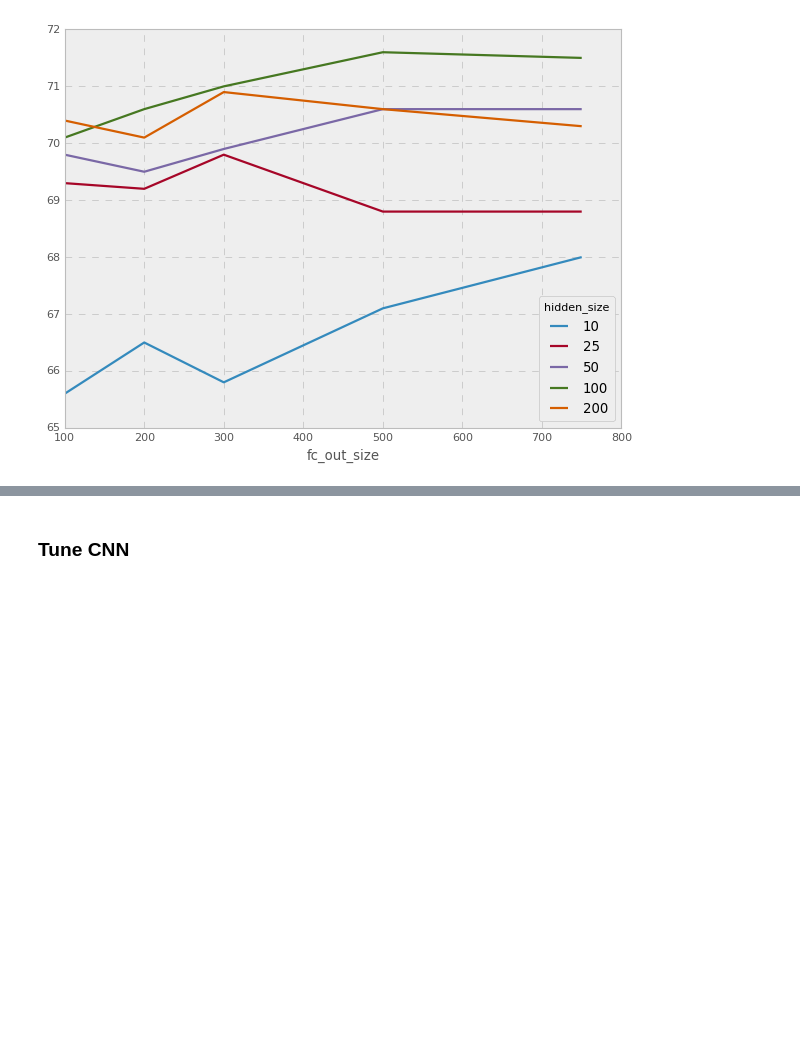
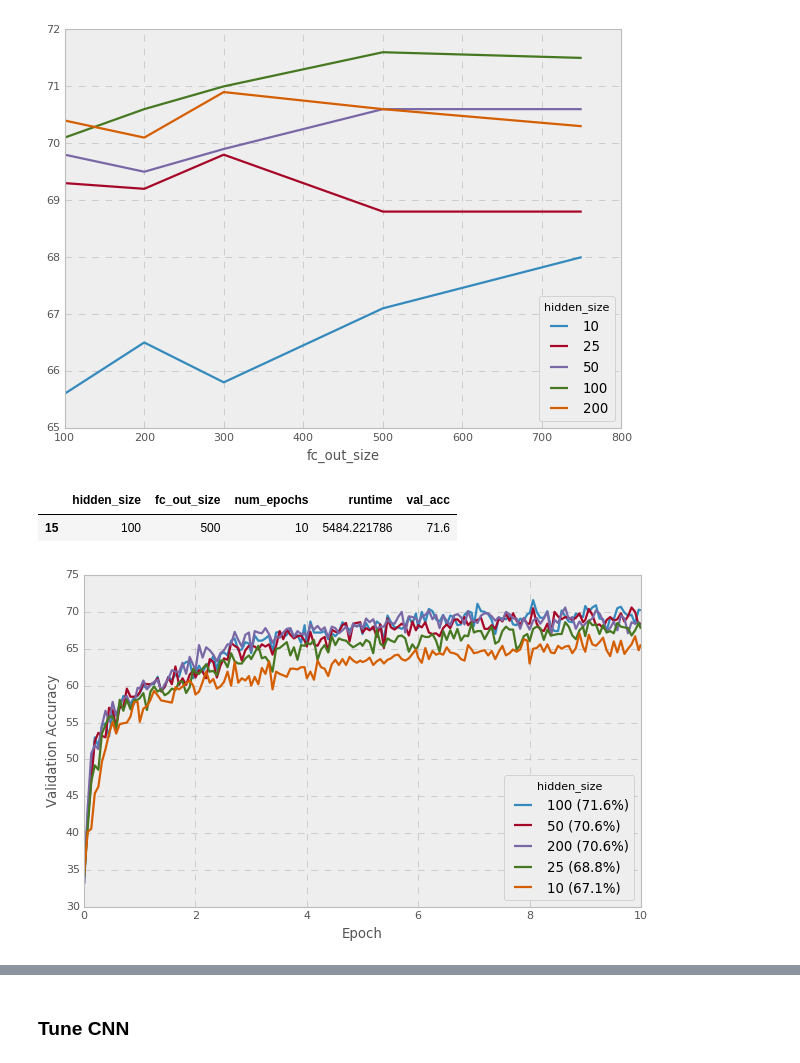
Before and after one commit to nyjgary/nlp-snli, a Jupyter notebook: nlp-snli.ipynb, the cells around one changed output, grey strips where cells are left out. Cells and saved outputs as stored; diff of their text form; code cells hidden in the pictures; blank space fills up the shorter version.

Commit message:
RNN ablation studies

```diff
--- a/nlp-snli.ipynb
+++ b/nlp-snli.ipynb
@@ -615,3 +635,16 @@ pd.pivot_table(rnn_hidden_fc_out_size_exps, values='val_acc', index='fc_out_size
 # %% [output]
 <matplotlib.axes._subplots.AxesSubplot at 0x...>
 [figure]
+# %%
+# best model
+rnn_hidden_fc_out_size_exps[['hidden_size', 'fc_out_size', 'num_epochs', 'runtime', 'val_acc']].sort_values(
+    ['val_acc'], ascending=False).head(1)
+# %% [output]
+|  | hidden_size | fc_out_size | num_epochs | runtime | val_acc |
+| 15 | 100 | 500 | 10 | 5484.221786 | 71.6 |
+# %%
+# ablation with hidden size (set fc_out_size = 500)
+rnn_hidden_size_ablation = rnn_hidden_fc_out_size_exps[rnn_hidden_fc_out_size_exps['fc_out_size'] == 500]
+plot_multiple_learning_curves(rnn_hidden_size_ablation, 'hidden_size', legend_loc='lower right')
+# %% [output]
+[figure, added]
```
Also changed, not shown: parts of 34 cells of this notebook.
